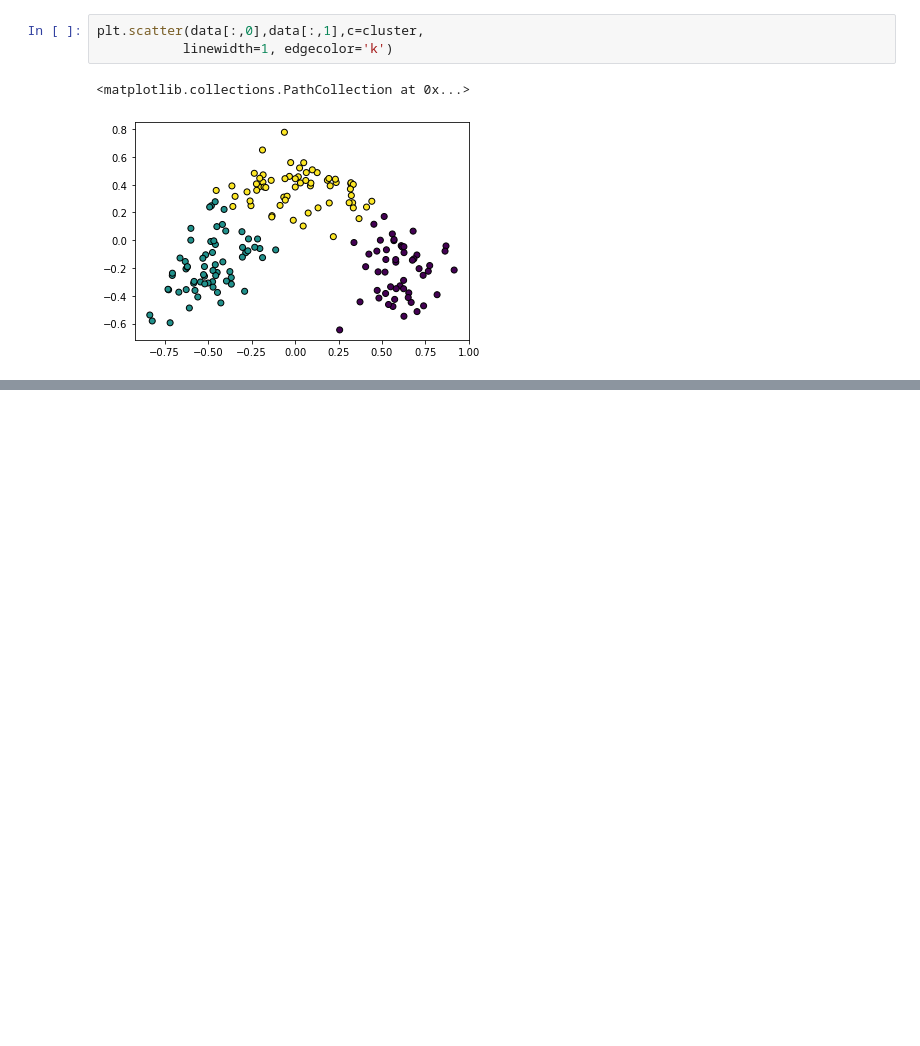
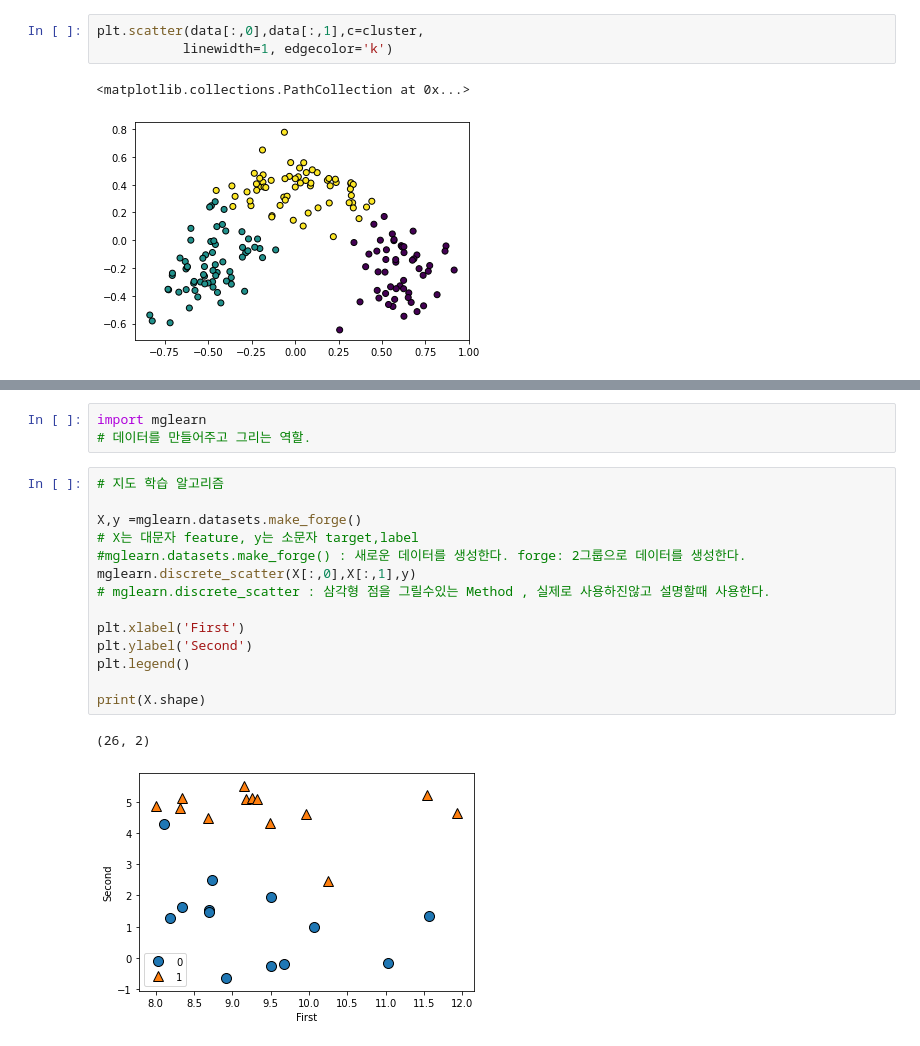
Before and after one commit to Jemin-Heo/Daegu-ai-web-public, a Jupyter notebook: preprocessor.ipynb, the cells around one changed output, grey strips where cells are left out. Drawn from its saved outputs; the diff is of its cells as text; blank space fills up the shorter version.

```diff
--- a/preprocessor.ipynb
+++ b/preprocessor.ipynb
@@ -479,0 +507,20 @@ plt.scatter(data[:,0],data[:,1],c=cluster,
+# %%
+import mglearn
+# 데이터를 만들어주고 그리는 역할.
+# %%
+# 지도 학습 알고리즘
+
+X,y =mglearn.datasets.make_forge()
+# X는 대문자 feature, y는 소문자 target,label
+#mglearn.datasets.make_forge() : 새로운 데이터를 생성한다. forge: 2그룹으로 데이터를 생성한다.
+mglearn.discrete_scatter(X[:,0],X[:,1],y)
+# mglearn.discrete_scatter : 삼각형 점을 그릴수있는 Method , 실제로 사용하진않고 설명할때 사용한다.
+
+plt.xlabel('First')
+plt.ylabel('Second')
+plt.legend()
+
+print(X.shape)
+# %% [output]
+(26, 2)
+[figure, added]
```
Also changed, not shown: parts of 42 cells of this notebook.
